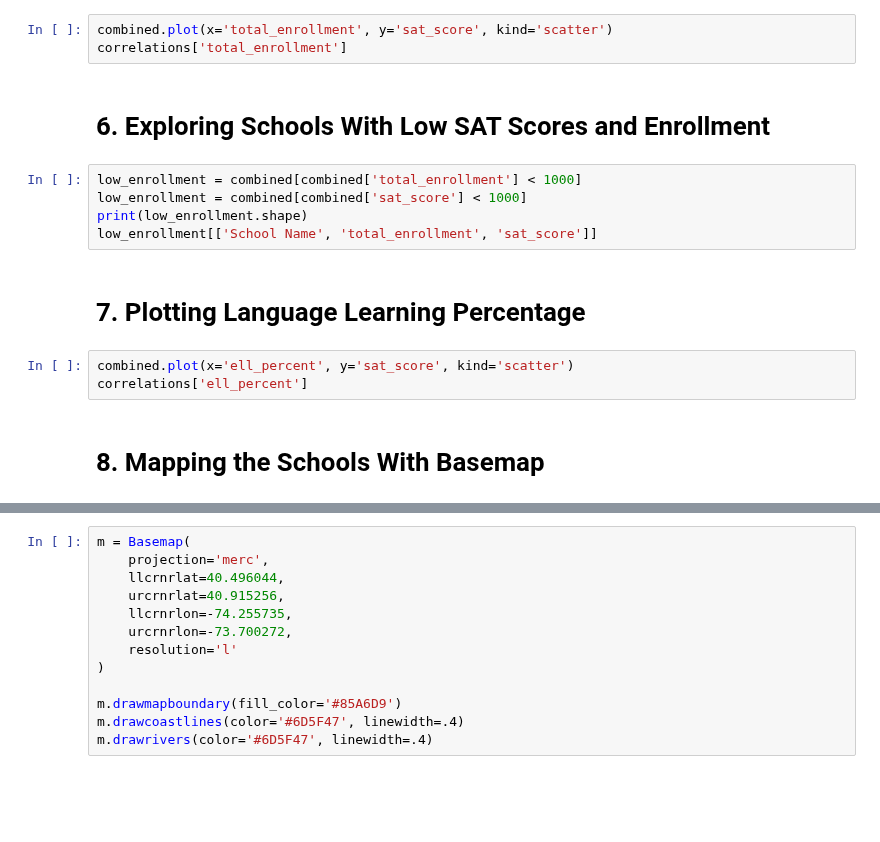
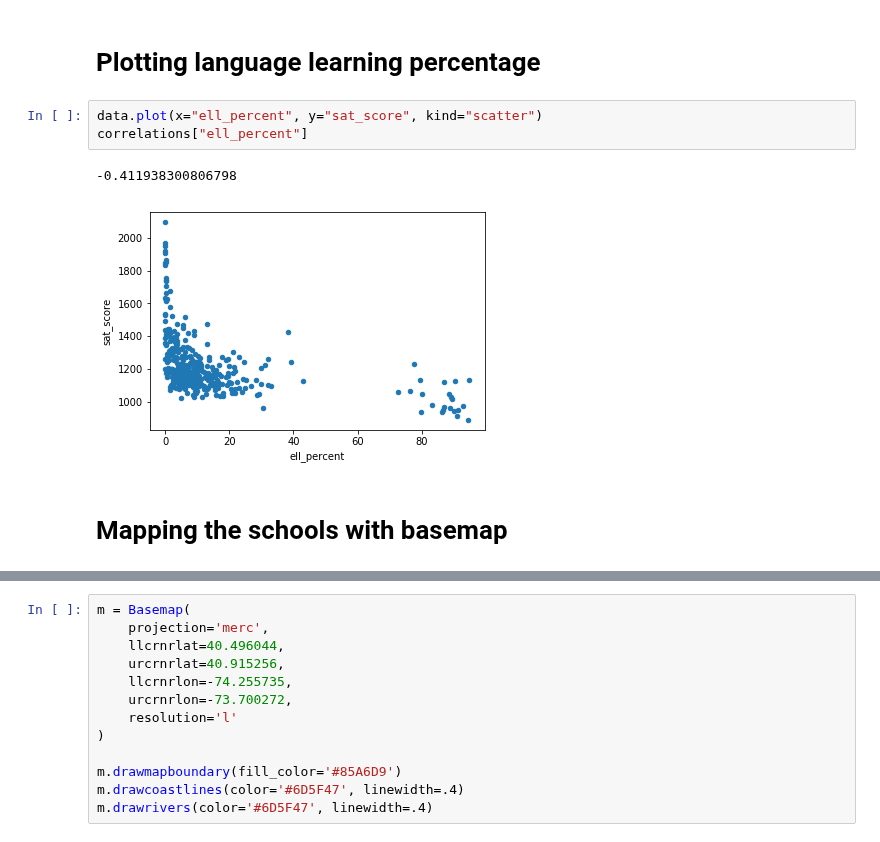
Before and after one commit to JustinToribio/analyzing-the-sat, a Jupyter notebook: notebooks/1.0-jt-analyze-the-sat.ipynb, the cells around one changed output, grey strips where cells are left out. Drawn from its saved outputs; the diff is of its cells as text; blank space fills up the shorter version.

Commit message:
notebook: up to Basemap drafted, readme: project structure modified

```diff
--- a/notebooks/1.0-jt-analyze-the-sat.ipynb
+++ b/notebooks/1.0-jt-analyze-the-sat.ipynb
@@ -36,17 +90,10 @@ import matplotlib.pyplot as plt
+# %% [markdown]
+# Plotting language learning percentage
 # %%
-combined.plot(x='total_enrollment', y='sat_score', kind='scatter')
-correlations['total_enrollment']
+data.plot(x="ell_percent", y="sat_score", kind="scatter")
+correlations["ell_percent"]
+# %% [output]
+-0.411938300806798
+[figure, added]
-# %% [markdown]
-# 6. Exploring Schools With Low SAT Scores and Enrollment
-# %%
-low_enrollment = combined[combined['total_enrollment'] < 1000]
-low_enrollment = combined[combined['sat_score'] < 1000]
-print(low_enrollment.shape)
-low_enrollment[['School Name', 'total_enrollment', 'sat_score']]
-# %% [markdown]
-# 7. Plotting Language Learning Percentage
-# %%
-combined.plot(x='ell_percent', y='sat_score', kind='scatter')
-correlations['ell_percent']
 # %% [markdown]
-# 8. Mapping the Schools With Basemap
+# Mapping the schools with basemap
```
Also changed, not shown: parts of 14 cells of this notebook, 1 other file.
